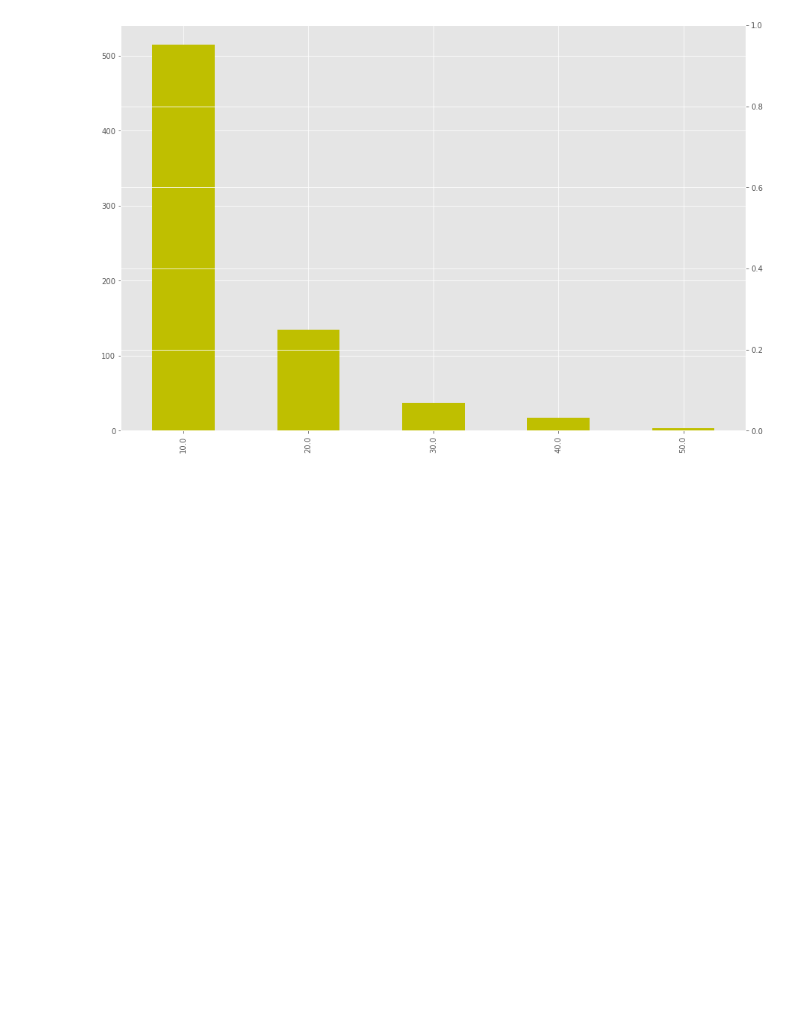
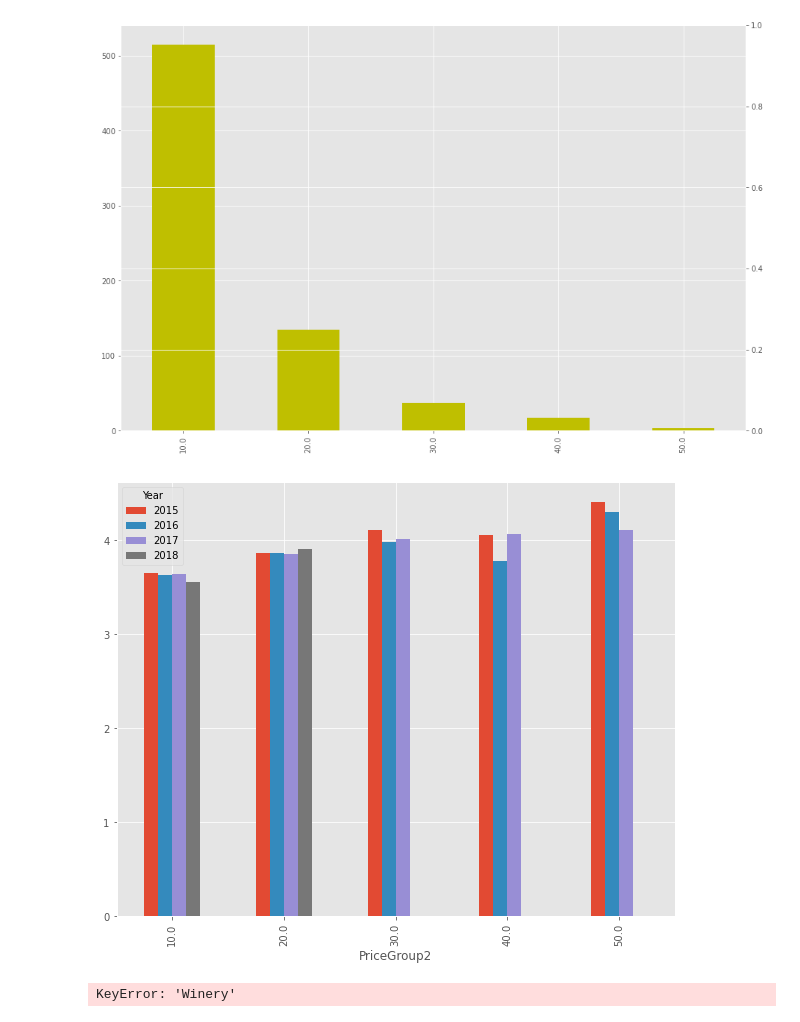
Before and after one commit to Tekkuza/red-wine-review, a Jupyter notebook: solution_wip.ipynb, the cells around one changed output. Cells and saved outputs as stored; diff of their text form; code cells hidden in the pictures; blank space fills up the shorter version.

```diff
--- a/solution_wip.ipynb
+++ b/solution_wip.ipynb
@@ -594,3 +594,15 @@ ax2.yaxis.tick_left()
 # %% [output]
 AttributeError: 'float' object has no attribute 'plot'
 [figure]
+# %%
+df3.groupby(['PriceGroup2', 'Year'])['Rating'].mean().unstack().plot.bar()
+plt.show()
+# %% [output]
+[figure, added]
+# %%
+#df3['Winery'].value_counts(ascending=True).plot(kind='barh', color="yellow")
+
+df3['Winery'].value_counts(ascending=True).plot(figsize=(12,6), kind='barh', color='#a27250')
+plt.show()
+# %% [output]
+KeyError: 'Winery'
```
Also changed, not shown: 1 other file.
